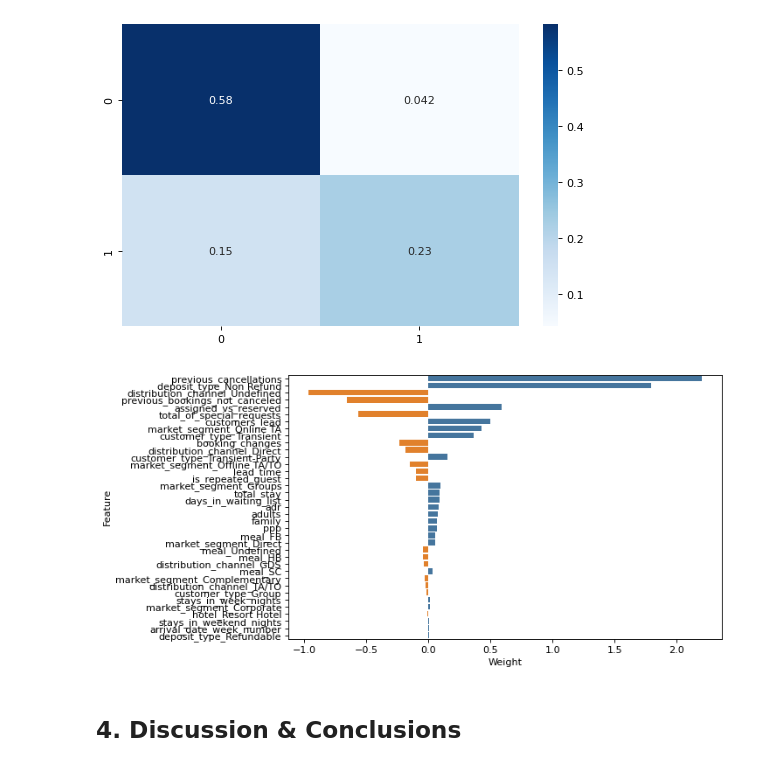
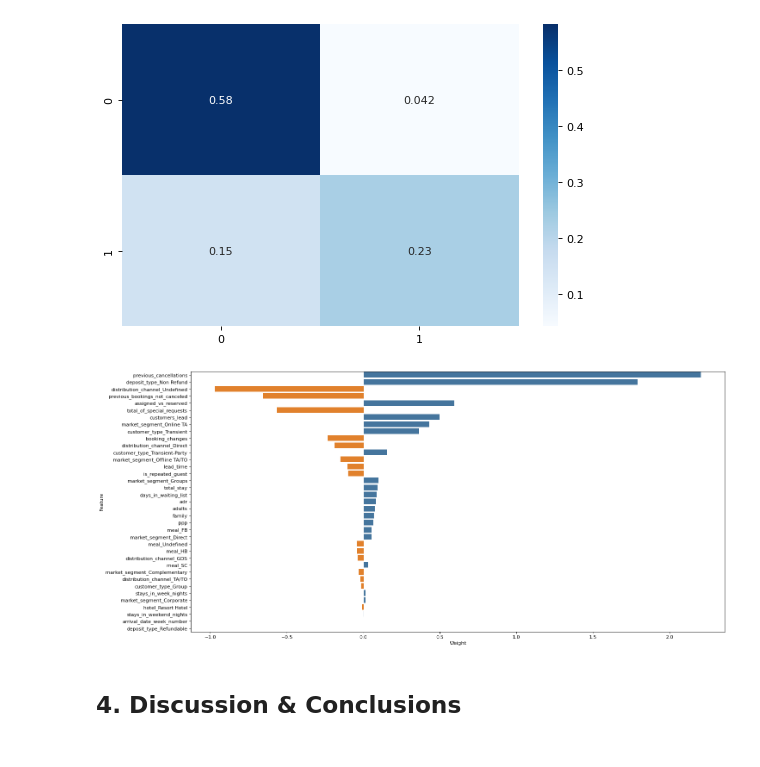
Before and after one commit to abumaz99/MLP-A2, a Jupyter notebook: proj2-Elliot_3.ipynb, the cells around one changed output. Cells and saved outputs as stored; diff of their text form; code cells hidden in the pictures.

```diff
--- a/proj2-Elliot_3.ipynb
+++ b/proj2-Elliot_3.ipynb
@@ -423,21 +423,23 @@ sns.heatmap(confusion_matrix(y_train, model_LR.predict(X_train))/len(y_train), a
 # %% [output]
 [figure]
 # %%
+plt.figure(figsize=(20,10))
+
 # Logistic regression weights
 model_LR_weights = pd.DataFrame({'Feature': X.columns,
                                  'Weight': model_LR.best_estimator_.named_steps['LogisticRegression'].coef_[0],
                                  'abs_weight': abs(model_LR.best_estimator_.named_steps['LogisticRegression'].coef_[0])})
 
 # Sort weights by absolute values
 model_LR_weights = model_LR_weights.sort_values(by='abs_weight', ascending=False).drop(['abs_weight'], axis=1)
 
 # Specify colors for positive and negative values
 colors = ['#ff7f0e' if x < 0 else '#3776ab' for x in model_LR_weights.Weight]
 
 sns.barplot(y = 'Feature', x = 'Weight', data = model_LR_weights, palette = colors)
 plt.show();
 # %% [output]
-[figure, old version]
+[figure, new version]
 # %% [markdown]
 ## 4. Discussion & Conclusions
 # %% [markdown]
```
Also changed, not shown: parts of 1 cell of this notebook, 1 other file.
